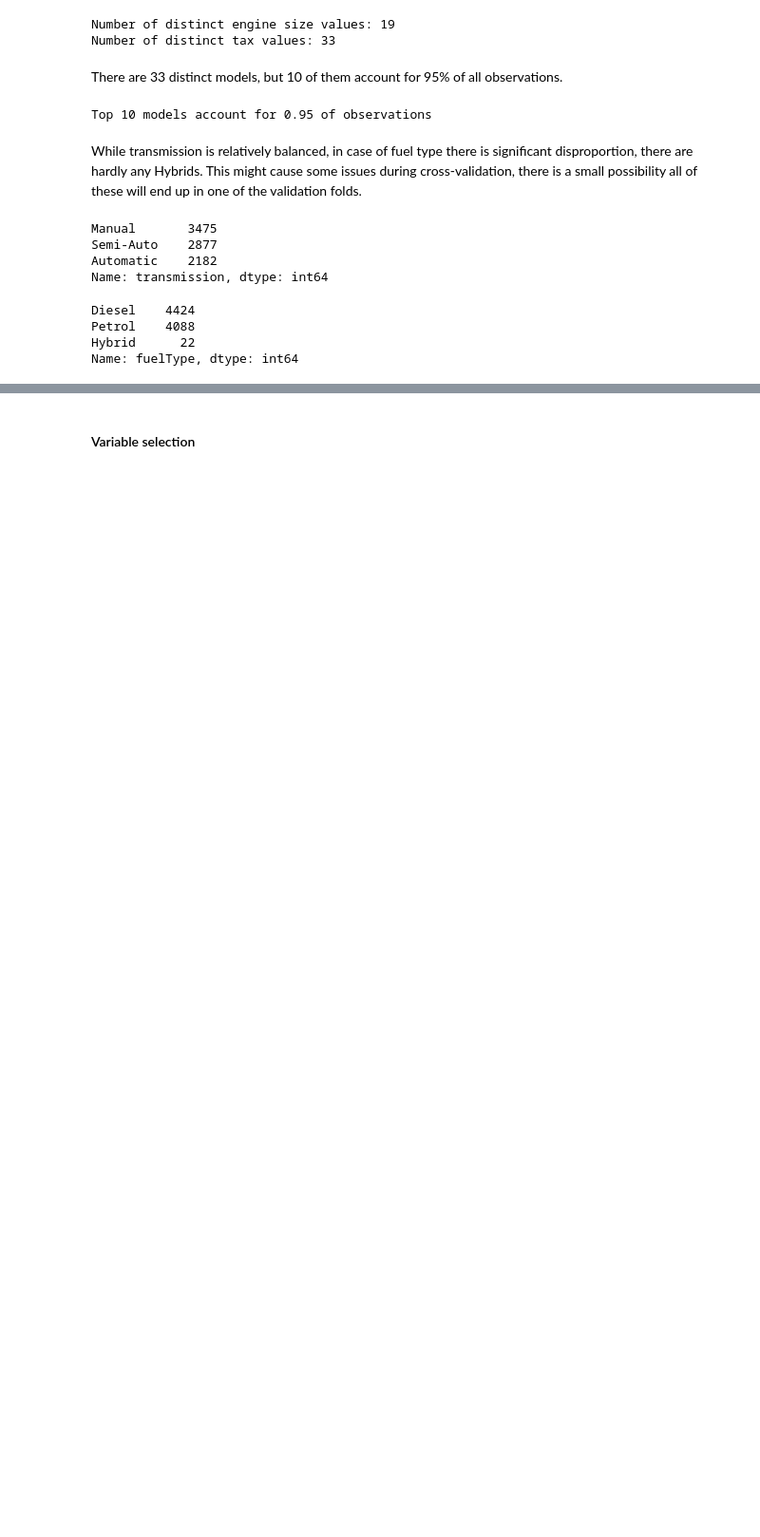
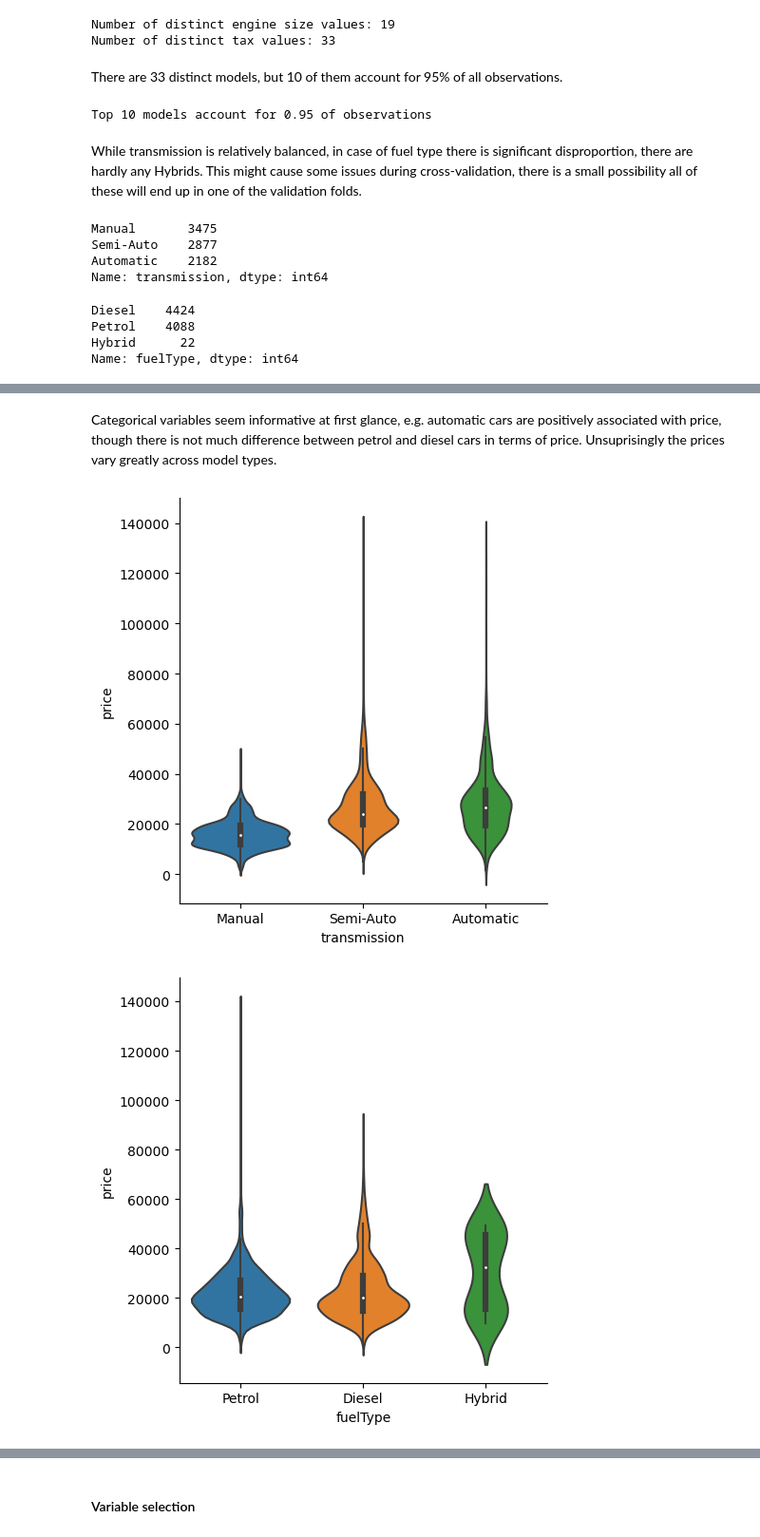
Before and after one commit to tjstarak/DSBA-ML2, a Jupyter notebook: code/regression.ipynb, the cells around one changed output, grey strips where cells are left out. Shown at 95% size. Drawn from its saved outputs; the diff is of its cells as text; code cells hidden in the pictures; blank space fills up the shorter version.

```diff
--- a/code/regression.ipynb
+++ b/code/regression.ipynb
@@ -115,0 +150,12 @@ Name: fuelType, dtype: int64
+# %% [markdown]
+Categorical variables seem informative at first glance, e.g. automatic cars are positively associated with price, though there is not much difference between petrol and diesel cars in terms of price. Unsuprisingly the prices vary greatly across model types.
+# %%
+mask = X_train['model'].isin(X_train['model'].value_counts()[:10].index)
+
+sns.catplot(data=pd.concat([X_train, y_train], axis=1), x='transmission', y='price', kind='violin')
+sns.catplot(data=pd.concat([X_train, y_train], axis=1), x='fuelType', y='price', kind='violin')
+sns.catplot(data=pd.concat([X_train, y_train], axis=1)[mask], x='price', y='model', kind='violin')
+plt.show()
+# %% [output]
+[figure, added]
+[figure, added]
```
Also changed, not shown: parts of 24 cells of this notebook.
